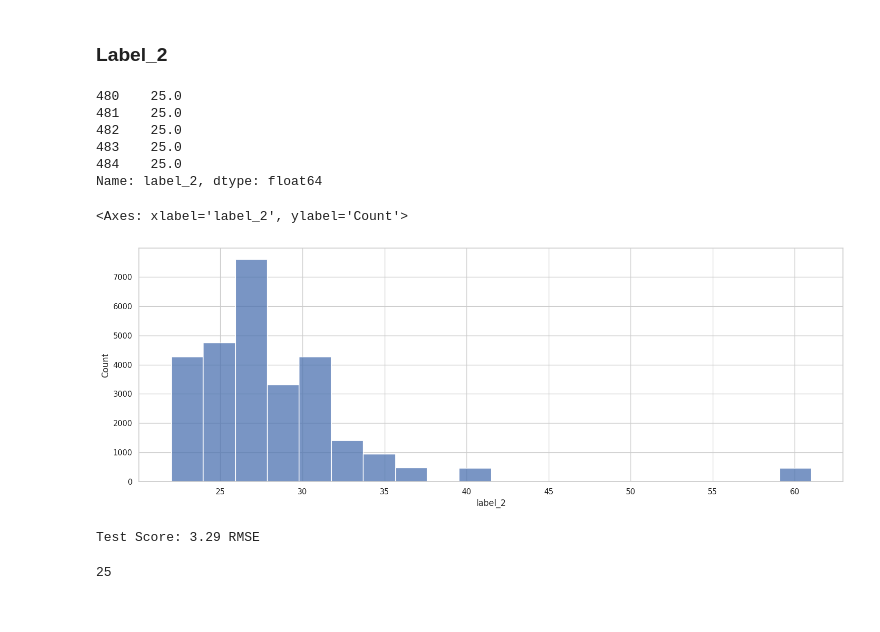
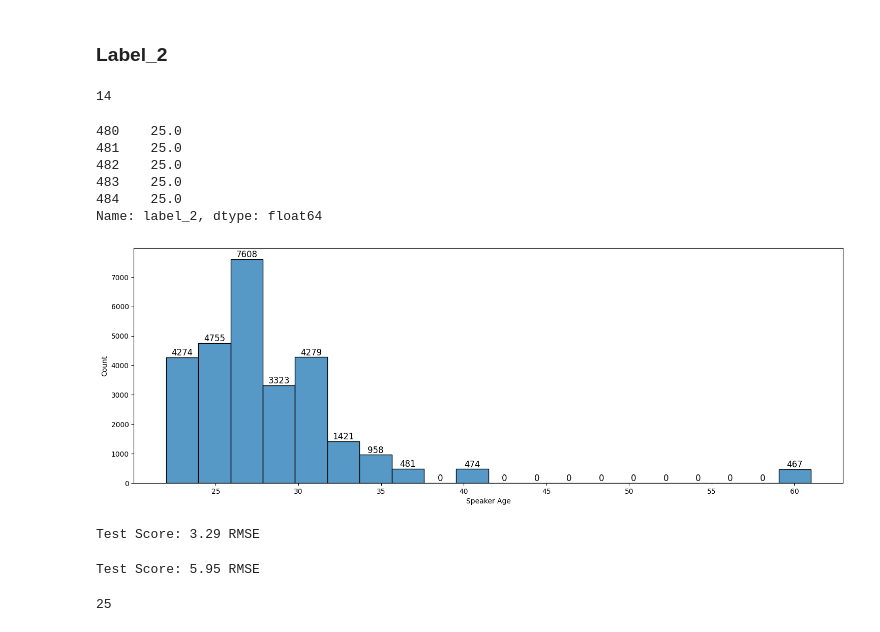
Before and after one commit to BanulaKumarage/Feature-engineering, a Jupyter notebook: Lab1_190331A.ipynb, the cells around one changed output. Cells and saved outputs as stored; diff of their text form; code cells hidden in the pictures.

```diff
--- a/Lab1_190331A.ipynb
+++ b/Lab1_190331A.ipynb
@@ -215,5 +221,9 @@ plt.show()
 # %% [markdown]
 ### Label_2
+# %%
+valid['label_2'].isnull().sum()
+# %% [output]
+14
 # %%
 label2_train = train.copy()
 label2_valid = valid.copy()
@@ -240,10 +249,16 @@ X_test = label2_test.drop(['label_1', 'label_2', 'label_3', 'label_4'], axis=1)
 y_test = label2_test[['label_1', 'label_2', 'label_3', 'label_4']]
 # %%
 plt.figure(figsize=(18, 6))
-sn.histplot(data=y_train, x='label_2', bins=20, kde=False)
+ax = sn.histplot(data=y_train, x='label_2', bins=20, kde=False)
+plt.xlabel('Speaker Age')
+
+for p in ax.patches:
+    ax.annotate(str(int(p.get_height())), (p.get_x() + p.get_width() / 2., p.get_height()),
+                ha='center', va='bottom', fontsize=12)
+
+plt.show()
 # %% [output]
-<Axes: xlabel='label_2', ylabel='Count'>
-[figure, old version]
+[figure, new version]
 # %%
 model = xgb.XGBRegressor()
 model.fit(X_train, y_train['label_2'])
@@ -255,3 +272,15 @@ Test Score: 3.29 RMSE
+# %%
+label2_train_filtered = label2_train[label2_train['label_2'] < 45]
+X_train_filtered = label2_train_filtered.drop(['label_1', 'label_2', 'label_3', 'label_4'], axis=1)
+y_train_filtered = label2_train_filtered[['label_1', 'label_2', 'label_3', 'label_4']]
+
+model = xgb.XGBRegressor()
+model.fit(X_train_filtered, y_train_filtered['label_2'])
+y_pred = model.predict(X_val)
+testScore = math.sqrt(mean_squared_error(y_val['label_2'], y_pred))
+print('Test Score: %.2f RMSE' % (testScore))
+# %% [output]
+Test Score: 5.95 RMSE
 # %%
 corr_features = correlation_with_label(label2_train, 'label_2')
 len(set(corr_features))
```
Also changed, not shown: parts of 53 cells of this notebook.
